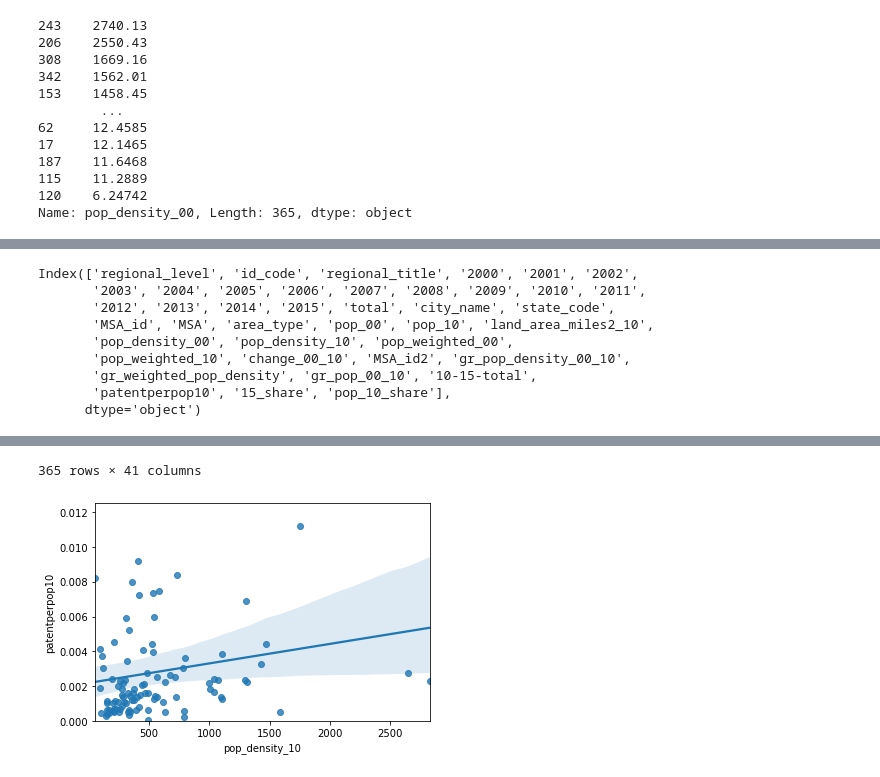
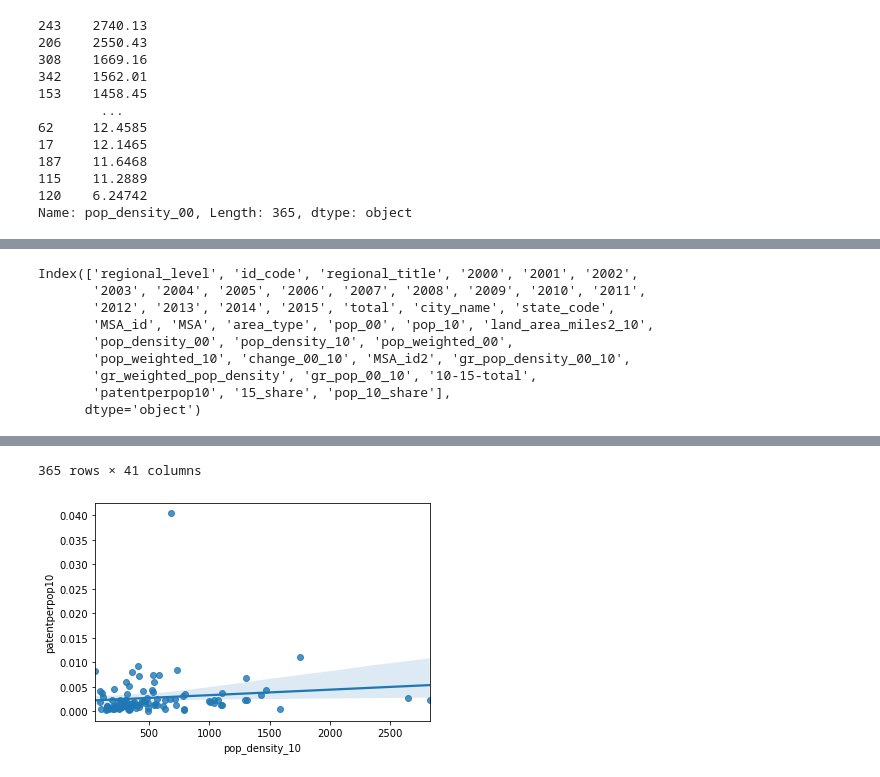
Before and after one commit to 107SBakst/107SBakst.github.io, a Jupyter notebook: Python/Project_chart2.ipynb, the cells around one changed output, grey strips where cells are left out. Cells and saved outputs as stored; diff of their text form; code cells hidden in the pictures.

```diff
--- a/Python/Project_chart2.ipynb
+++ b/Python/Project_chart2.ipynb
@@ -180,32 +202,32 @@ mdf3['10-15-total'] = mdf3['2010'] + mdf3['2011'] + mdf3['2012'] + mdf3['2013']
 mdf3['patentperpop10'] = mdf3['10-15-total'] / mdf3['pop_10']
 mdf3['15_share'] = (mdf3['2015']/140928)*100
 mdf3['pop_10_share'] = (mdf3['pop_10']/308745538.0)*100
 mdf3 = mdf3.sort_values(['pop_10_share'], ascending=False)
 ax2 = sns.regplot(x='pop_density_10',y='patentperpop10',data=mdf3[0:100])
-plt.ylim(0,0.0125)
+#plt.ylim(0,0.0125)
 print(mdf3.columns)
 mdf3
 # %% [output]
 Index(['regional_level', 'id_code', 'regional_title', '2000', '2001', '2002',
        '2003', '2004', '2005', '2006', '2007', '2008', '2009', '2010', '2011',
        '2012', '2013', '2014', '2015', 'total', 'city_name', 'state_code',
        'MSA_id', 'MSA', 'area_type', 'pop_00', 'pop_10', 'land_area_miles2_10',
        'pop_density_00', 'pop_density_10', 'pop_weighted_00',
        'pop_weighted_10', 'change_00_10', 'MSA_id2', 'gr_pop_density_00_10',
        'gr_weighted_pop_density', 'gr_pop_00_10', '10-15-total',
        'patentperpop10', '15_share', 'pop_10_share'],
       dtype='object')
 |  | regional_level | id_code | regional_title | 2000 | 2001 | 2002 | 2003 | 2004 | 2005 | ... |
 | 1 | Metropolitan_Statistical_Area_ | 135620.0 | New York-Northern New Jersey-Long... | 5689.0 | 5638.0 | 5479.0 | 5233.0 | 4717.0 | 3959.0 | ... |
 | 3 | Metropolitan_Statistical_Area_ | 131100.0 | Los Angeles-Long Beach-Santa Ana, CA | 3877.0 | 3995.0 | 3889.0 | 4057.0 | 3959.0 | 3674.0 | ... |
 | 5 | Metropolitan_Statistical_Area_ | 116980.0 | Chicago-Joliet-Naperville, IL-IN-WI | 3101.0 | 2981.0 | 2772.0 | 2616.0 | 2562.0 | 2246.0 | ... |
 | 10 | Metropolitan_Statistical_Area_ | 119100.0 | Dallas-Fort Worth-Arlington, TX | 2116.0 | 2130.0 | 1926.0 | 1884.0 | 1959.0 | 1685.0 | ... |
 | 12 | Metropolitan_Statistical_Area_ | 137980.0 | Philadelphia-Camden-Wilmington, P... | 2185.0 | 2225.0 | 2091.0 | 1934.0 | 1706.0 | 1478.0 | ... |
 | ... | ... | ... | ... | ... | ... | ... | ... | ... | ... | ... |
 | 300 | Metropolitan_Statistical_Area_ | 141780.0 | Sandusky, OH | 7.0 | 8.0 | 8.0 | 3.0 | 11.0 | 8.0 | ... |
 | 157 | Metropolitan_Statistical_Area_ | 118020.0 | Columbus, IN | 60.0 | 51.0 | 47.0 | 52.0 | 42.0 | 39.0 | ... |
 | 355 | Metropolitan_Statistical_Area_ | 116220.0 | Casper, WY | 2.0 | 2.0 | 4.0 | 4.0 | 3.0 | 4.0 | ... |
 | 361 | Metropolitan_Statistical_Area_ | 130300.0 | Lewiston, ID-WA | 3.0 | 3.0 | 3.0 | 3.0 | 3.0 | 3.0 | ... |
 | 312 | Metropolitan_Statistical_Area_ | 116180.0 | Carson City, NV | 5.0 | 7.0 | 9.0 | 9.0 | 6.0 | 7.0 | ... |
 365 rows × 41 columns
-[figure, old version]
+[figure, new version]
```
Also changed, not shown: parts of 2 cells of this notebook, 1 other file.
